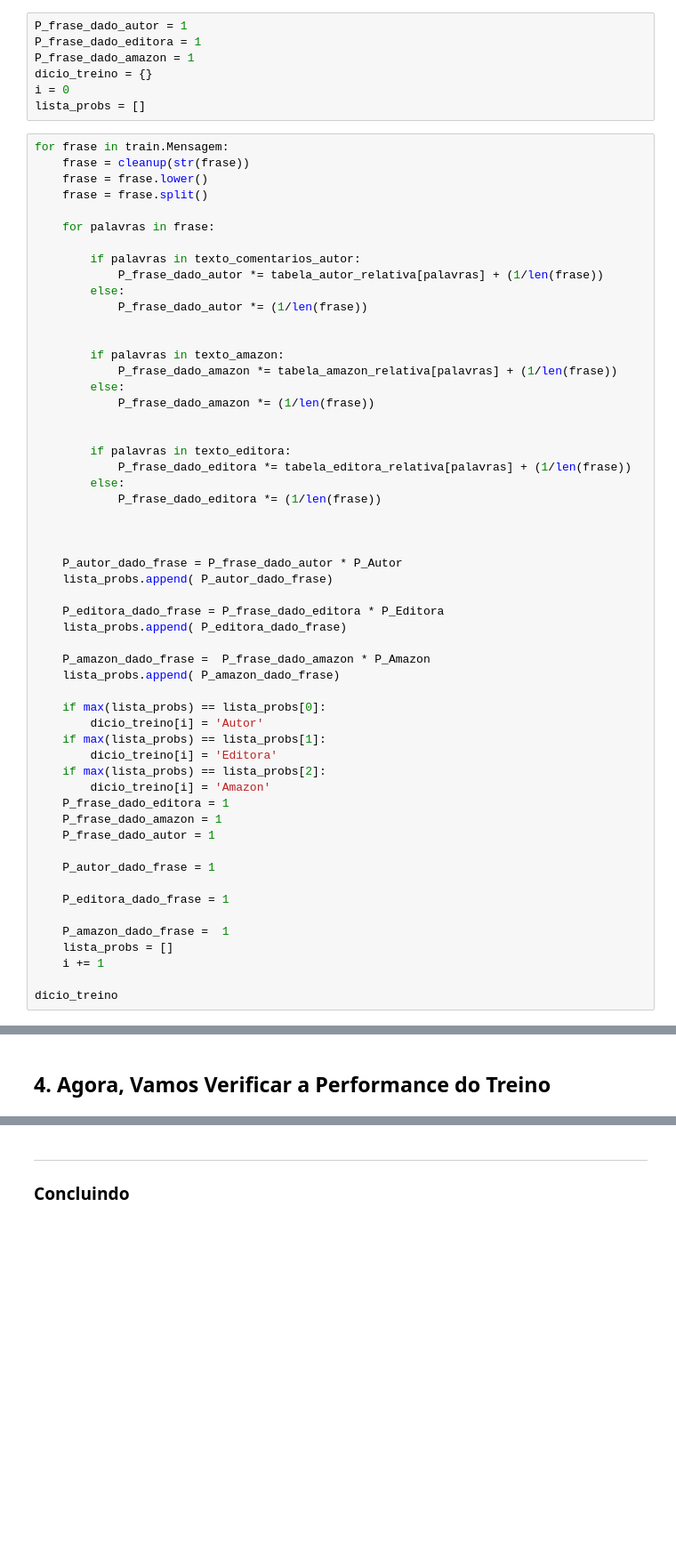
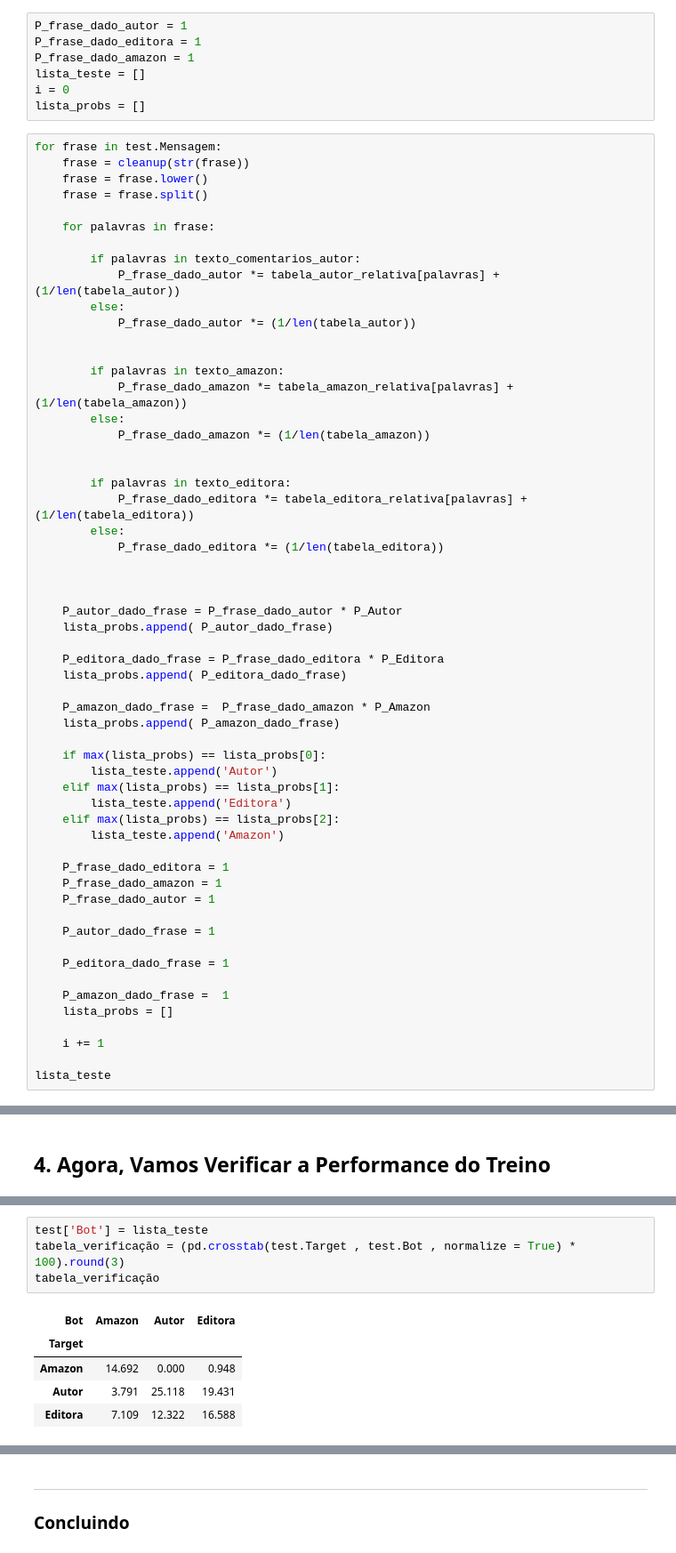
Before and after one commit to wellingtonrs07/Classificador-Naive-Bayes-Amazon, a Jupyter notebook: Projeto1 Template.ipynb, the cells around one changed output, grey strips where cells are left out. Shown at 89% size. Drawn from its saved outputs; the diff is of its cells as text; blank space fills up the shorter version.

```diff
--- a/Projeto1 Template.ipynb
+++ b/Projeto1 Template.ipynb
@@ -316,11 +316,11 @@ P_Editora
 P_frase_dado_autor = 1
 P_frase_dado_editora = 1
 P_frase_dado_amazon = 1
-dicio_treino = {}
+lista_teste = []
 i = 0
 lista_probs = []
 # %%
-for frase in train.Mensagem:
+for frase in test.Mensagem:
     frase = cleanup(str(frase))
     frase = frase.lower()
     frase = frase.split()
@@ -328,21 +328,21 @@ for frase in train.Mensagem:
     for palavras in frase:
 
         if palavras in texto_comentarios_autor:
-            P_frase_dado_autor *= tabela_autor_relativa[palavras] + (1/len(frase))
+            P_frase_dado_autor *= tabela_autor_relativa[palavras] + (1/len(tabela_autor))
         else:
-            P_frase_dado_autor *= (1/len(frase))
+            P_frase_dado_autor *= (1/len(tabela_autor))
 
 
         if palavras in texto_amazon:
-            P_frase_dado_amazon *= tabela_amazon_relativa[palavras] + (1/len(frase))
+            P_frase_dado_amazon *= tabela_amazon_relativa[palavras] + (1/len(tabela_amazon))
         else:
-            P_frase_dado_amazon *= (1/len(frase))
+            P_frase_dado_amazon *= (1/len(tabela_amazon))
 
 
         if palavras in texto_editora:
-            P_frase_dado_editora *= tabela_editora_relativa[palavras] + (1/len(frase))
+            P_frase_dado_editora *= tabela_editora_relativa[palavras] + (1/len(tabela_editora))
         else:
-            P_frase_dado_editora *= (1/len(frase))
+            P_frase_dado_editora *= (1/len(tabela_editora))
 
 
 
@@ -356,11 +356,12 @@ for frase in train.Mensagem:
     lista_probs.append( P_amazon_dado_frase)
 
     if max(lista_probs) == lista_probs[0]:
-        dicio_treino[i] = 'Autor'
-    if max(lista_probs) == lista_probs[1]:
-        dicio_treino[i] = 'Editora'
-    if max(lista_probs) == lista_probs[2]:
-        dicio_treino[i] = 'Amazon'
+        lista_teste.append('Autor')
+    elif max(lista_probs) == lista_probs[1]:
+        lista_teste.append('Editora')
+    elif max(lista_probs) == lista_probs[2]:
+        lista_teste.append('Amazon')
+
     P_frase_dado_editora = 1
     P_frase_dado_amazon = 1
     P_frase_dado_autor = 1
@@ -371,7 +372,8 @@ for frase in train.Mensagem:
 
     P_amazon_dado_frase =  1
     lista_probs = []
+
     i += 1
 
-dicio_treino
+lista_teste
 # %% [output]
@@ -406,0 +401,10 @@ qnt_acertos
+# %%
+test['Bot'] = lista_teste
+tabela_verificação = (pd.crosstab(test.Target , test.Bot , normalize = True) * 100).round(3)
+tabela_verificação
+# %% [output]
+| Bot | Amazon | Autor | Editora |
+| Target |  |  |  |
+| Amazon | 14.692 | 0.000 | 0.948 |
+| Autor | 3.791 | 25.118 | 19.431 |
+| Editora | 7.109 | 12.322 | 16.588 |
```
Also changed, not shown: parts of 13 cells of this notebook.
